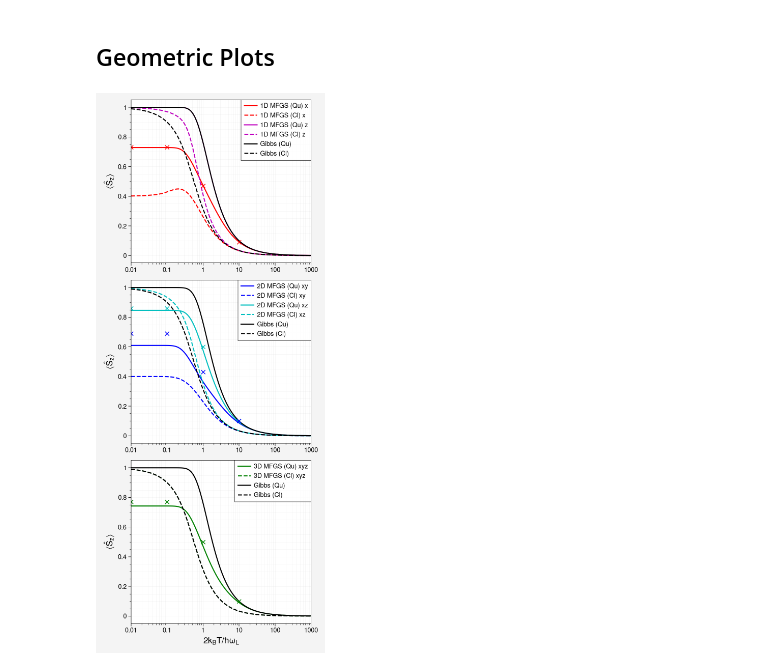
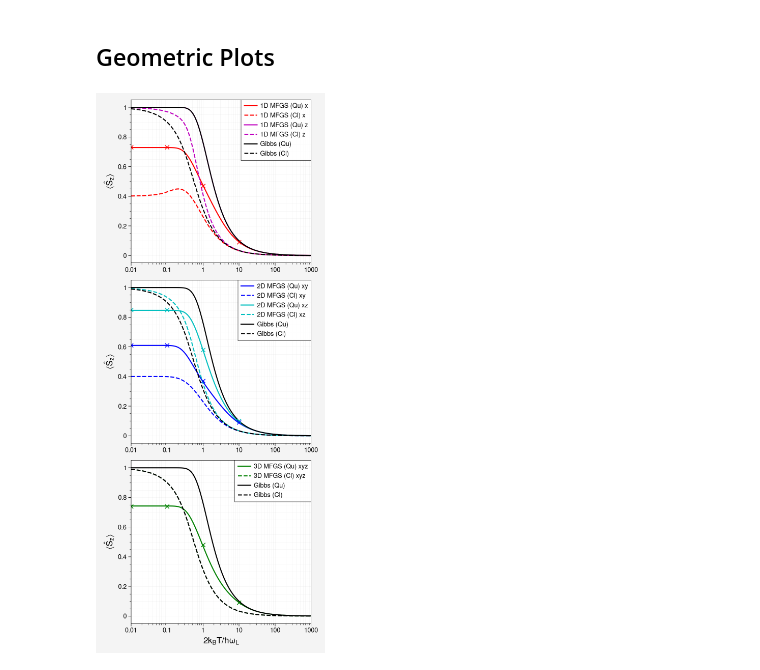
Before and after one commit to quantum-exeter/QuantumSpinDynamics, a Jupyter notebook: plot/plotStatics.ipynb, the cells around one changed output. Drawn from its saved outputs; the diff is of its cells as text; code cells hidden in the pictures.

Commit message:
Plots added for poster.

```diff
--- a/plot/plotStatics.ipynb
+++ b/plot/plotStatics.ipynb
@@ -108,43 +108,43 @@ ax[0].plot(0.01, 0.73, 'rx')
 ax[0].plot(0.1, 0.73, 'rx')
 ax[0].plot(1, 0.47, 'rx')
 ax[0].plot(10, 0.09, 'rx')
 
 ax[1].semilogx(data2D_xy[:,0], -data2D_xy[:,1], 'b-', label="2D MFGS (Qu) xy") # 2D MFGS XY
 ax[1].semilogx(data2D_xy_cl[:,0], data2D_xy_cl[:,1], 'b--', label="2D MFGS (Cl) xy") # 2D MFGS XY
 ax[1].semilogx(data2D_xz[:,0], -data2D_xz[:,1], 'c-',label="2D MFGS (Qu) xz") # 2D MFGS XZ
 ax[1].semilogx(data2D_xz_cl[:,0], data2D_xz_cl[:,1], 'c--', label="2D MFGS (Cl) xz") # 2D MFGS XY
 ax[1].semilogx(dataG[:,0], -dataG[:,1], 'k-', label="Gibbs (Qu)") # Gibbs State
 ax[1].semilogx(dataG[:,0], ((1/np.tanh(1/dataG[:,0]) - (dataG[:,0]))), 'k--', label="Gibbs (Cl)")
 ax[1].grid(which='both', lw='0.2')
 
-ax[1].plot(0.01, 0.86, 'cx')
-ax[1].plot(0.1, 0.86, 'cx')
-ax[1].plot(1, 0.6, 'cx')
+ax[1].plot(0.01, 0.85, 'cx')
+ax[1].plot(0.1, 0.85, 'cx')
+ax[1].plot(1, 0.58, 'cx')
 ax[1].plot(10, 0.1, 'cx')
 
-ax[1].plot(0.01, 0.69, 'bx')
-ax[1].plot(0.1, 0.69, 'bx')
-ax[1].plot(1, 0.43, 'bx')
-ax[1].plot(10, 0.1, 'bx')
+ax[1].plot(0.01, 0.61, 'bx')
+ax[1].plot(0.1, 0.61, 'bx')
+ax[1].plot(1, 0.37, 'bx')
+ax[1].plot(10, 0.09, 'bx')
 
 ax[2].semilogx(data3D_xyz[:,0], -data3D_xyz[:,1], 'g-', label="3D MFGS (Qu) xyz") # 3D MFGS XYZ
 ax[2].semilogx(data3D_xyz_cl[:,0], data3D_xyz_cl[:,1], 'g--', label="3D MFGS (Cl) xyz") # 3D MFGS XYZ
 ax[2].semilogx(dataG[:,0], -dataG[:,1], 'k-', label="Gibbs (Qu)") # Gibbs State
 ax[2].semilogx(dataG[:,0], ((1/np.tanh(1/dataG[:,0]) - (dataG[:,0]))), 'k--', label="Gibbs (Cl)") # Gibbs State
 ax[2].grid(which='both', lw='0.2')
 
-ax[2].plot(0.01, 0.77, 'gx')
-ax[2].plot(0.1, 0.77, 'gx')
-ax[2].plot(1, 0.5, 'gx')
-ax[2].plot(10, 0.1, 'gx')
+ax[2].plot(0.01, 0.74, 'gx')
+ax[2].plot(0.1, 0.74, 'gx')
+ax[2].plot(1, 0.48, 'gx')
+ax[2].plot(10, 0.09, 'gx')
 
 
 ax[0].legend(ncol=1)
 ax[1].legend(ncol=1)
 ax[2].legend(ncol=1)
 
 fig.tight_layout()
 
-# plt.savefig("C://Users//crh222//Dropbox//PhD//1. RC Mapping//Graphs//Statics//dimension_comparison_NEW", dpi=300)
+plt.savefig("C://Users//crh222//Dropbox//PhD//1. RC Mapping//Graphs//Statics//dim_comp_prma_100155.pdf", dpi=300)
 # %% [output]
-[figure, old version]
+[figure, new version]
```
Also changed, not shown: parts of 5 cells of this notebook.
